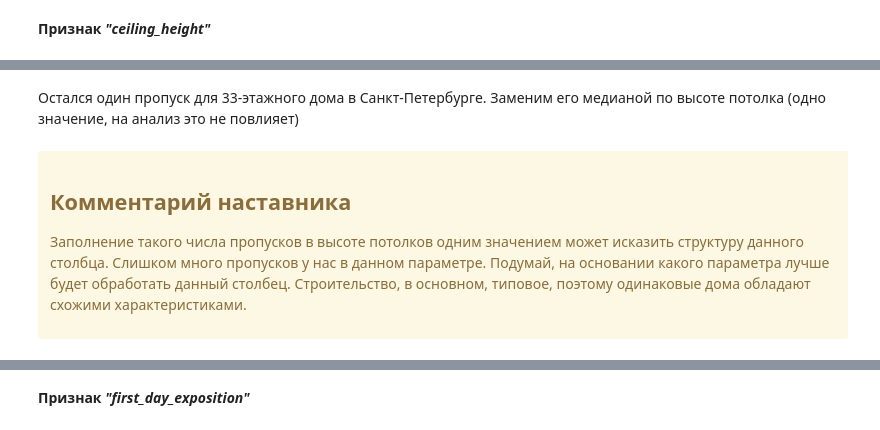
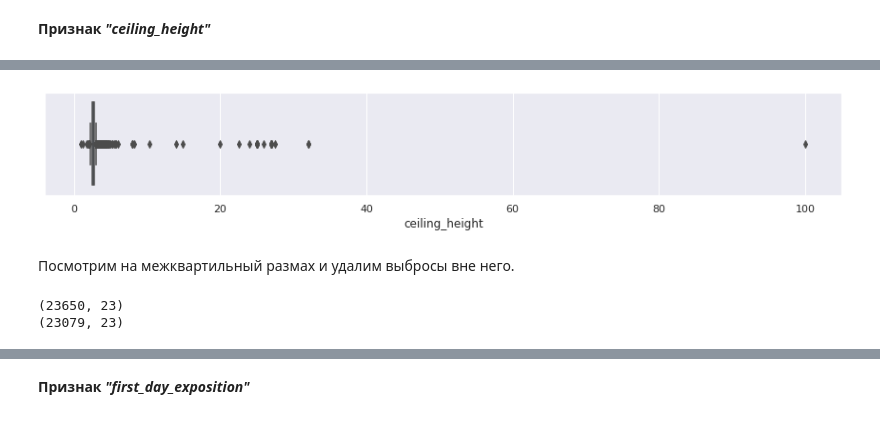
Before and after one commit to novmad/praktikum-tasks, a Jupyter notebook: p04_apartments/p04_da_apartments.ipynb, the cells around one changed output, grey strips where cells are left out. Saved outputs shown, nothing was run; the diff lists cells and outputs as text; code cells hidden in the pictures.

Commit message:
Add files for p04_apartments - README.md - project description - p04_da_apartments.ipynb - figures, conclusion were changed - requirements.txt - dependencies file

```diff
--- a/p04_apartments/p04_da_apartments.ipynb
+++ b/p04_apartments/p04_da_apartments.ipynb
@@ -405,5 +464,0 @@ df.query('ceiling_height > 5 and total_area < 100')[columns].sort_values(by='cei
-# %%
-df.drop(index=df[df['ceiling_height'] == 100.0].index,inplace=True)
-
-# проверка
-df[df['ceiling_height'] == 100.0].shape[0]
@@ -415,0 +465,4 @@ ceiling_height_stat[['ceiling_height']].boxplot()
+# %%
+# оставшееся значение заменим медианой высоты потолков
+df.ceiling_height.fillna(df.ceiling_height.median(), inplace=True)
+print(df.ceiling_height.isna().sum())
@@ -424,27 +482,0 @@ ceiling_pivot
-# %%
-# заполним медианой для каждой этажности, так как этот параметр, как правило обозначает тип застройки
-for floor in ceiling_pivot.index:
-    mask = (df['floors_total'] == floor)
-    value = ceiling_pivot.loc[floor, 'ceiling_median']
-
-    df.loc[mask, 'ceiling_height'] = df.loc[mask, 'ceiling_height'].fillna(value)
-
-# проверка
-print(df[df['ceiling_height'].isna()].shape[0])
-df[df['floors_total'] == 33][['ceiling_height', 'floors_total']]
-# %% [markdown]
-Остался один пропуск для 33-этажного дома в Санкт-Петербурге. Заменим его медианой по высоте потолка (одно значение, на анализ это не повлияет)
-# %%
-m = (df['floors_total'] == 33)
-med = df['ceiling_height'].median()
-df.loc[m, 'ceiling_height'] = df.loc[m, 'ceiling_height'].fillna(med)
-
-# проверка
-df[df['ceiling_height'].isna()].shape[0]
-# %% [markdown]
-<div class="alert alert-warning">
-<h2> Комментарий наставника</h2>
-
-Заполнение такого числа пропусков в высоте потолков одним значением может исказить структуру данного столбца. Слишком много пропусков у нас в данном параметре. Подумай, на основании какого параметра лучше будет обработать данный столбец. Строительство, в основном, типовое, поэтому одинаковые дома обладают схожими характеристиками.
-
-</div>
@@ -452,0 +483,16 @@ df.info()
+# %%
+plt.figure(figsize=(15,2))
+sns.boxplot(df.ceiling_height);
+# %% [output]
+[figure, added]
+# %% [markdown]
+Посмотрим на межквартильный размах и удалим выбросы вне него.
+# %%
+print(df.shape)
+first, second = get_true_range(df.ceiling_height, k=3)
+index = df[(df.ceiling_height > second) | (df.ceiling_height < first)].index
+df.drop(index, inplace=True)
+print(df.shape)
+# %% [output]
+(23650, 23)
+(23079, 23)
```
Also changed, not shown: parts of 201 cells of this notebook, 2 other files.
